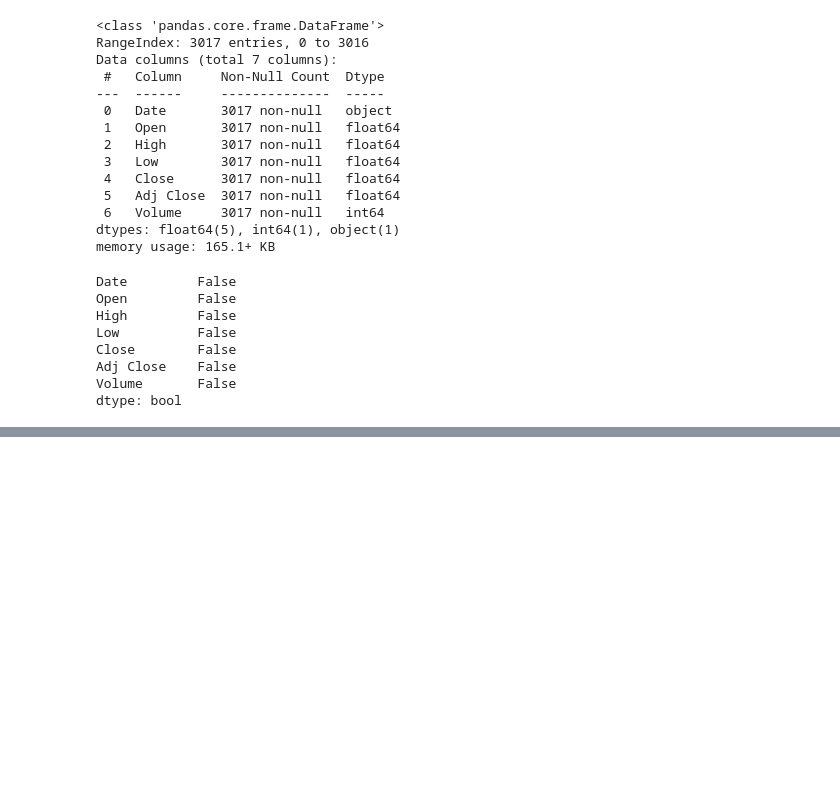
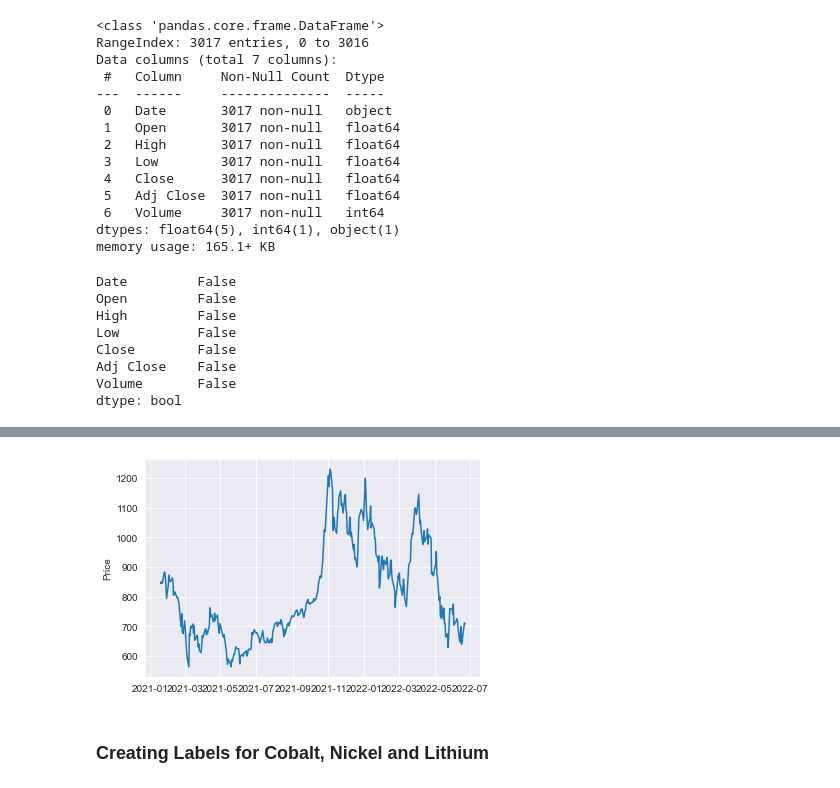
Before and after one commit to bharxhav/EV-India, a Jupyter notebook: ev-battery.ipynb, the cells around one changed output, grey strips where cells are left out. Drawn from its saved outputs; the diff is of its cells as text; code cells hidden in the pictures; blank space fills up the shorter version.

```diff
--- a/ev-battery.ipynb
+++ b/ev-battery.ipynb
@@ -95,0 +159,9 @@ dtype: bool
+# %%
+# This year
+plt.plot(df.iloc[-360:].Close)
+plt.ylabel('Price')
+plt.show()
+# %% [output]
+[figure, added]
+# %% [markdown]
+### Creating Labels for Cobalt, Nickel and Lithium
```
Also changed, not shown: parts of 24 cells of this notebook.
